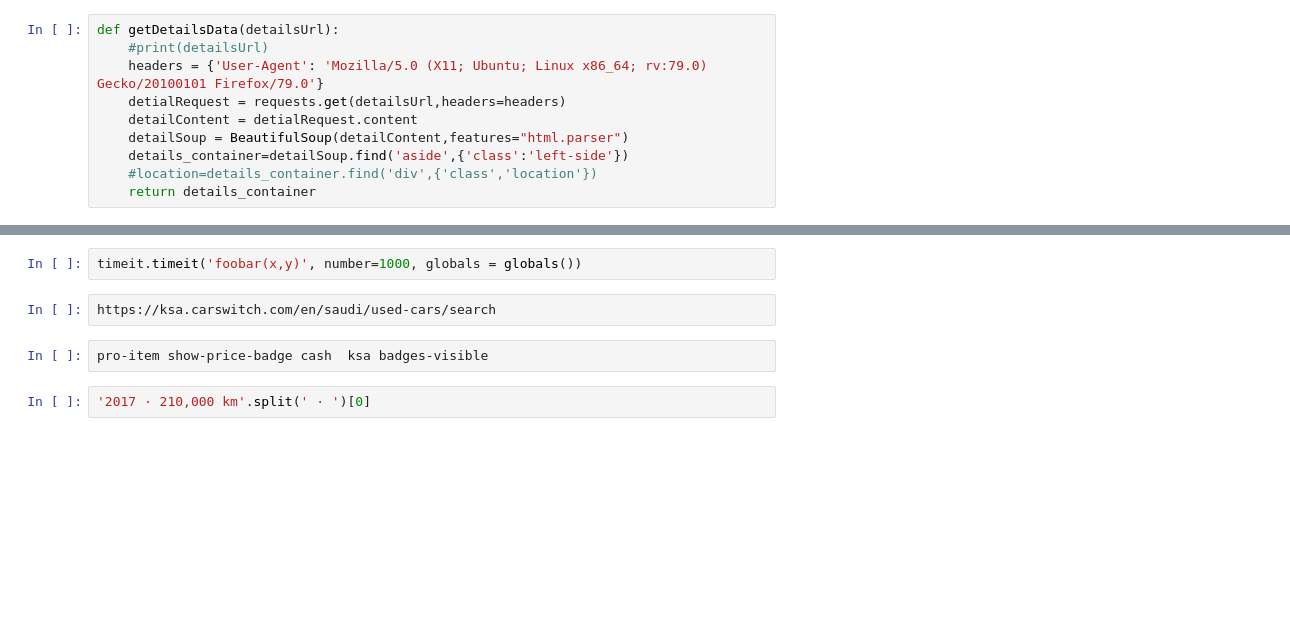
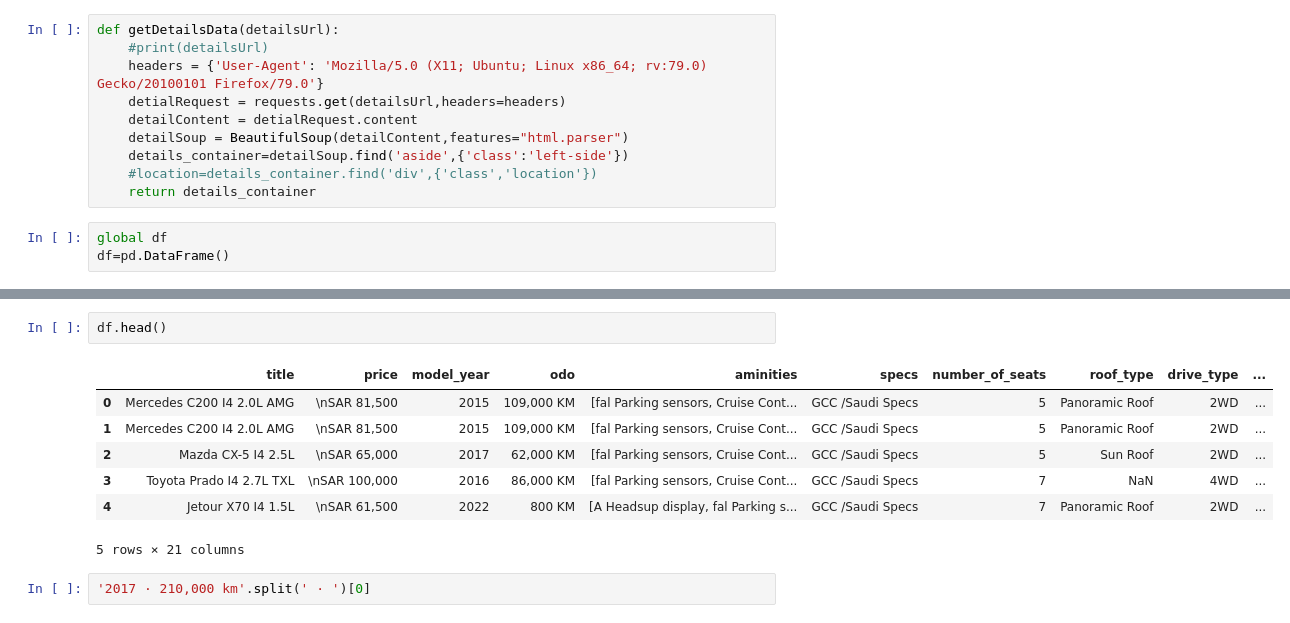
Before and after one commit to saadelshazly2020/Data-Analysis, a Jupyter notebook: Predicting House Price Project/Olx Cars Price prediction/CollectDataCarSwitch.ipynb, the cells around one changed output, grey strips where cells are left out. Saved outputs shown, nothing was run; the diff lists cells and outputs as text; blank space fills up the shorter version.

```diff
--- a/Predicting House Price Project/Olx Cars Price prediction/CollectDataCarSwitch.ipynb
+++ b/Predicting House Price Project/Olx Cars Price prediction/CollectDataCarSwitch.ipynb
@@ -34,6 +31,9 @@ def getDetailsData(detailsUrl):
     details_container=detailSoup.find('aside',{'class':'left-side'})
     #location=details_container.find('div',{'class','location'})
     return details_container
+# %%
+global df
+df=pd.DataFrame()
 # %%
 def getCarsData(page_from,page_to):
     global df
@@ -122,9 +204,13 @@ Time comsumed:  417.25185775756836
-# %%
-timeit.timeit('foobar(x,y)', number=1000, globals = globals())
-# %%
-https://ksa.carswitch.com/en/saudi/used-cars/search
-# %%
-pro-item show-price-badge cash  ksa badges-visible
+# %%
+df.head()
+# %% [output]
+|  | title | price | model_year | odo | aminities | specs | number_of_seats | roof_type | drive_type | ... |
+| 0 | Mercedes C200 I4 2.0L AMG | \nSAR 81,500 | 2015 | 109,000 KM | [fal Parking sensors, Cruise Cont... | GCC /Saudi Specs | 5 | Panoramic Roof | 2WD | ... |
+| 1 | Mercedes C200 I4 2.0L AMG | \nSAR 81,500 | 2015 | 109,000 KM | [fal Parking sensors, Cruise Cont... | GCC /Saudi Specs | 5 | Panoramic Roof | 2WD | ... |
+| 2 | Mazda CX-5 I4 2.5L | \nSAR 65,000 | 2017 | 62,000 KM | [fal Parking sensors, Cruise Cont... | GCC /Saudi Specs | 5 | Sun Roof | 2WD | ... |
+| 3 | Toyota Prado I4 2.7L TXL | \nSAR 100,000 | 2016 | 86,000 KM | [fal Parking sensors, Cruise Cont... | GCC /Saudi Specs | 7 | NaN | 4WD | ... |
+| 4 | Jetour X70 I4 1.5L | \nSAR 61,500 | 2022 | 800 KM | [A Headsup display, fal Parking s... | GCC /Saudi Specs | 7 | Panoramic Roof | 2WD | ... |
+5 rows × 21 columns
 # %%
 '2017 · 210,000 km'.split(' · ')[0]
 # %% [output]
```
Also changed, not shown: parts of 4 cells of this notebook.
